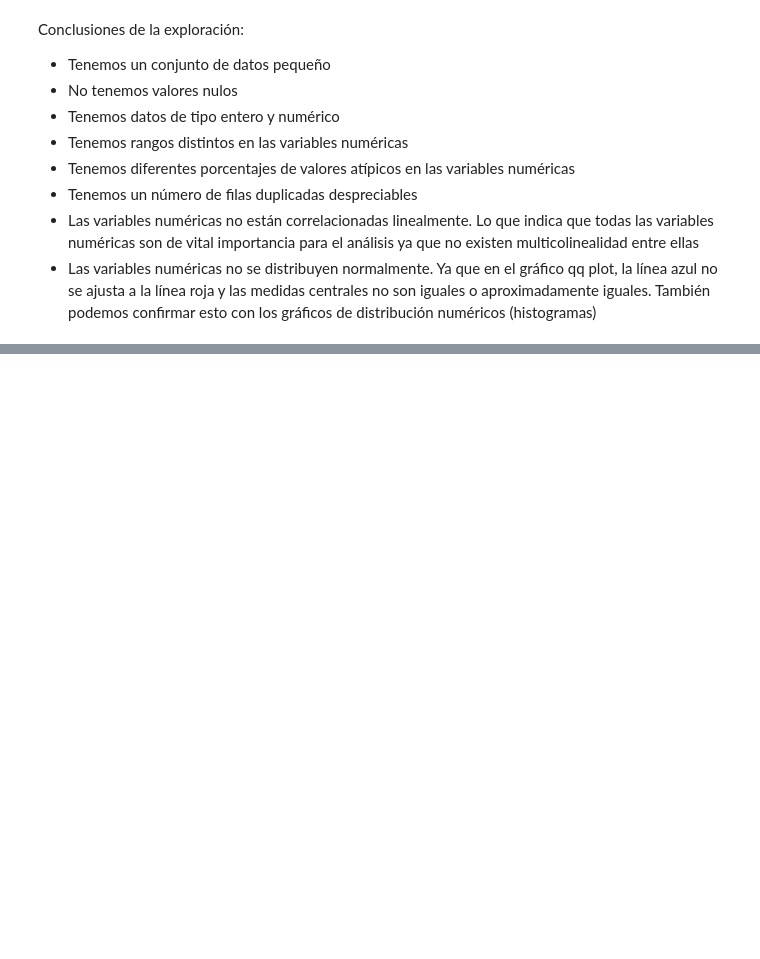
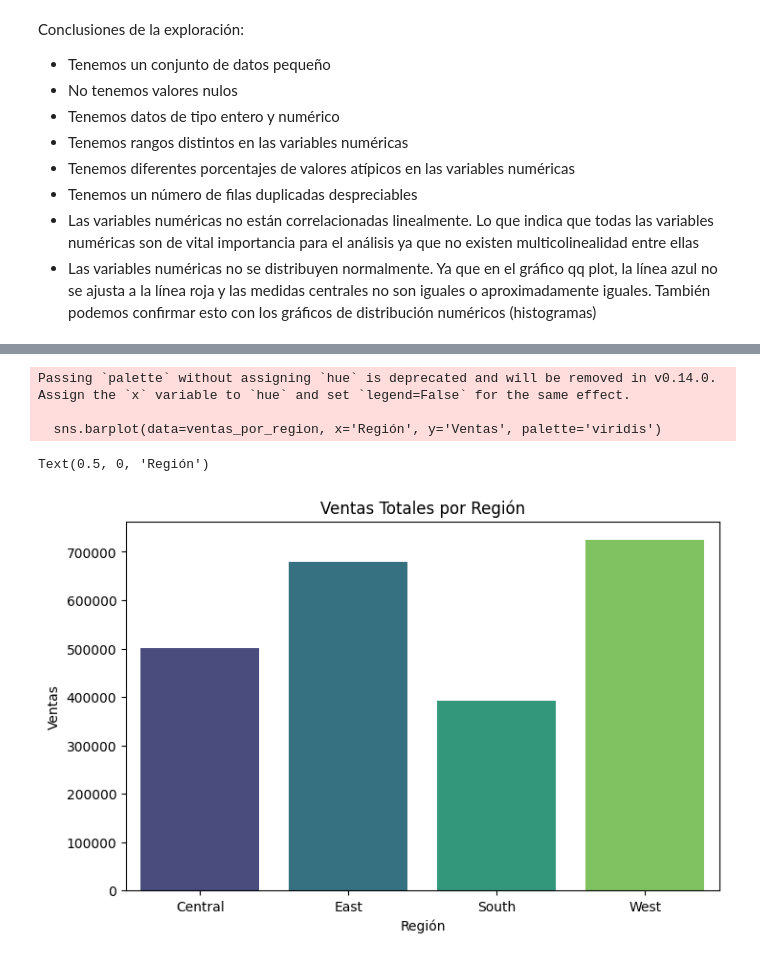
Before and after one commit to Jesus20MM/SeuperMarket, a Jupyter notebook: Proyecto_cliente.ipynb, the cells around one changed output, grey strips where cells are left out. Cells and saved outputs as stored; diff of their text form; code cells hidden in the pictures; blank space fills up the shorter version.

Commit message:
Finalización de la parte de visualizaciones

```diff
--- a/Proyecto_cliente.ipynb
+++ b/Proyecto_cliente.ipynb
@@ -451,0 +527,9 @@ Conclusiones de la exploración:
+# %%
+import pandas as pd
+df_visualizaciones = pd.read_csv("ventas_original_español.csv")
+#borrar la columna codigo postal
+df_visualizaciones_limpio = df_visualizaciones.drop(columns=['Código_Postal', 'País'])
+#guardar el nuevo dataframe
+df_visualizaciones_limpio.to_csv("ventas_visualizaciones.csv", index=False)
+
+df_visualizaciones_limpio.head()
@@ -451,0 +591,17 @@ Conclusiones de la exploración:
+# %%
+import matplotlib.pyplot as plt
+import seaborn as sns
+
+# Ventas totales por región
+ventas_por_region = df_visualizaciones_limpio.groupby('Región')['Ventas'].sum().reset_index()
+
+plt.figure(figsize=(8, 5))
+sns.barplot(data=ventas_por_region, x='Región', y='Ventas', palette='viridis')
+plt.title('Ventas Totales por Región')
+plt.xlabel('Región')
+# %% [output]
+Passing `palette` without assigning `hue` is deprecated and will be removed in v0.14.0. Assign the `x` variable to `hue` and set `legend=False` for the same effect.
+
+  sns.barplot(data=ventas_por_region, x='Región', y='Ventas', palette='viridis')
+Text(0.5, 0, 'Región')
+[figure, added]
```
Also changed, not shown: parts of 64 cells of this notebook, 19 other files.
